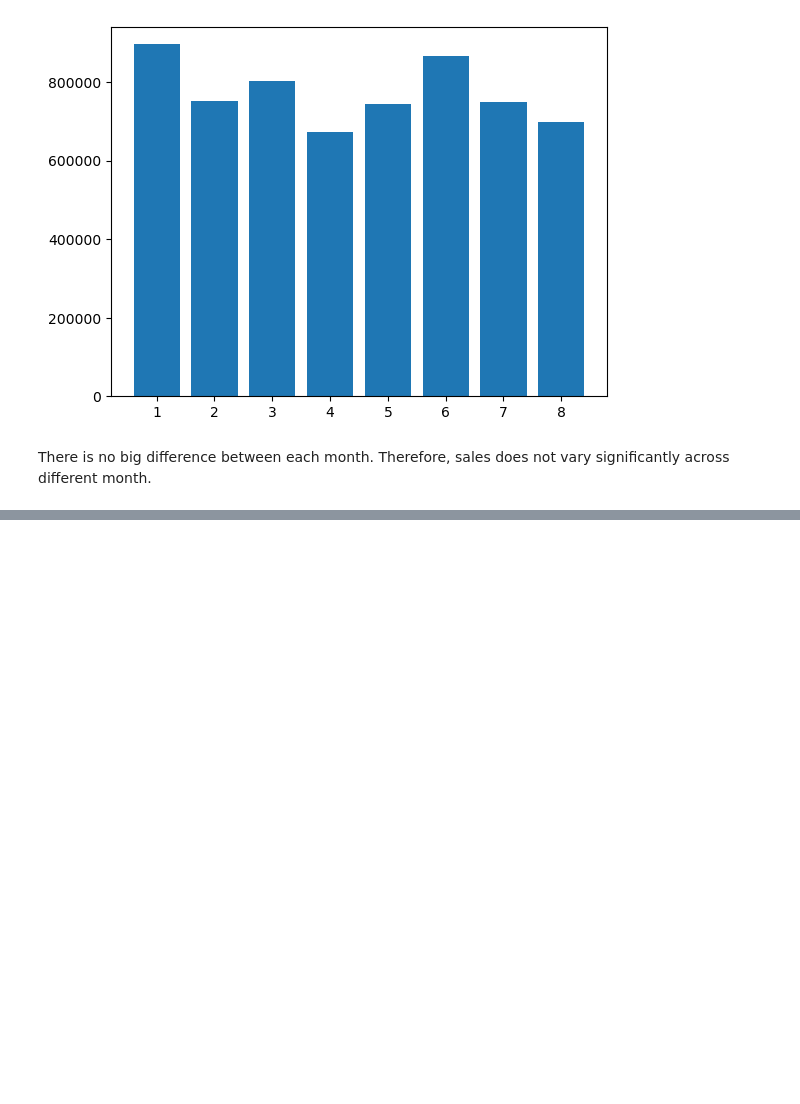
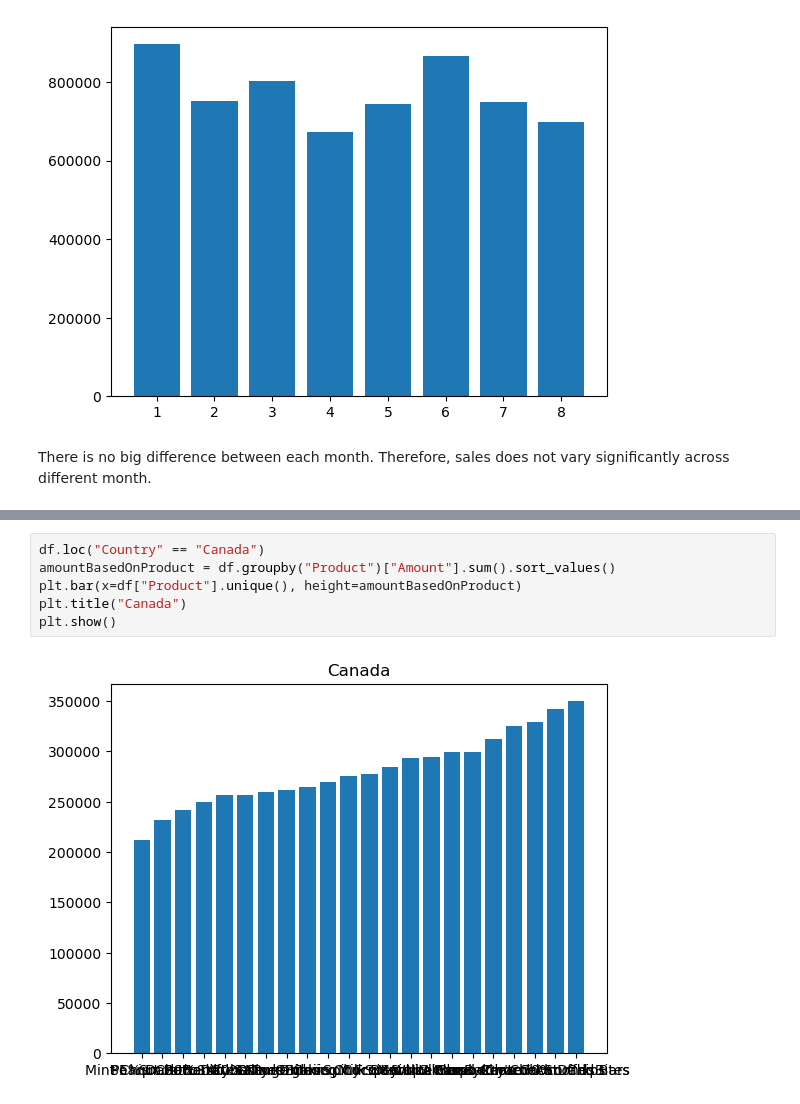
Before and after one commit to EzraChai/CPC152-Assignment, a Jupyter notebook: 03 Jupyter notebook.ipynb, the cells around one changed output, grey strips where cells are left out. Cells and saved outputs as stored; diff of their text form; blank space fills up the shorter version.

```diff
--- a/03 Jupyter notebook.ipynb
+++ b/03 Jupyter notebook.ipynb
@@ -221,0 +236,8 @@ There is no big difference between each month. Therefore, sales does not vary si
+# %%
+df.loc("Country" == "Canada")
+amountBasedOnProduct = df.groupby("Product")["Amount"].sum().sort_values()
+plt.bar(x=df["Product"].unique(), height=amountBasedOnProduct)
+plt.title("Canada")
+plt.show()
+# %% [output]
+[figure, added]
```
Also changed, not shown: parts of 4 cells of this notebook.
